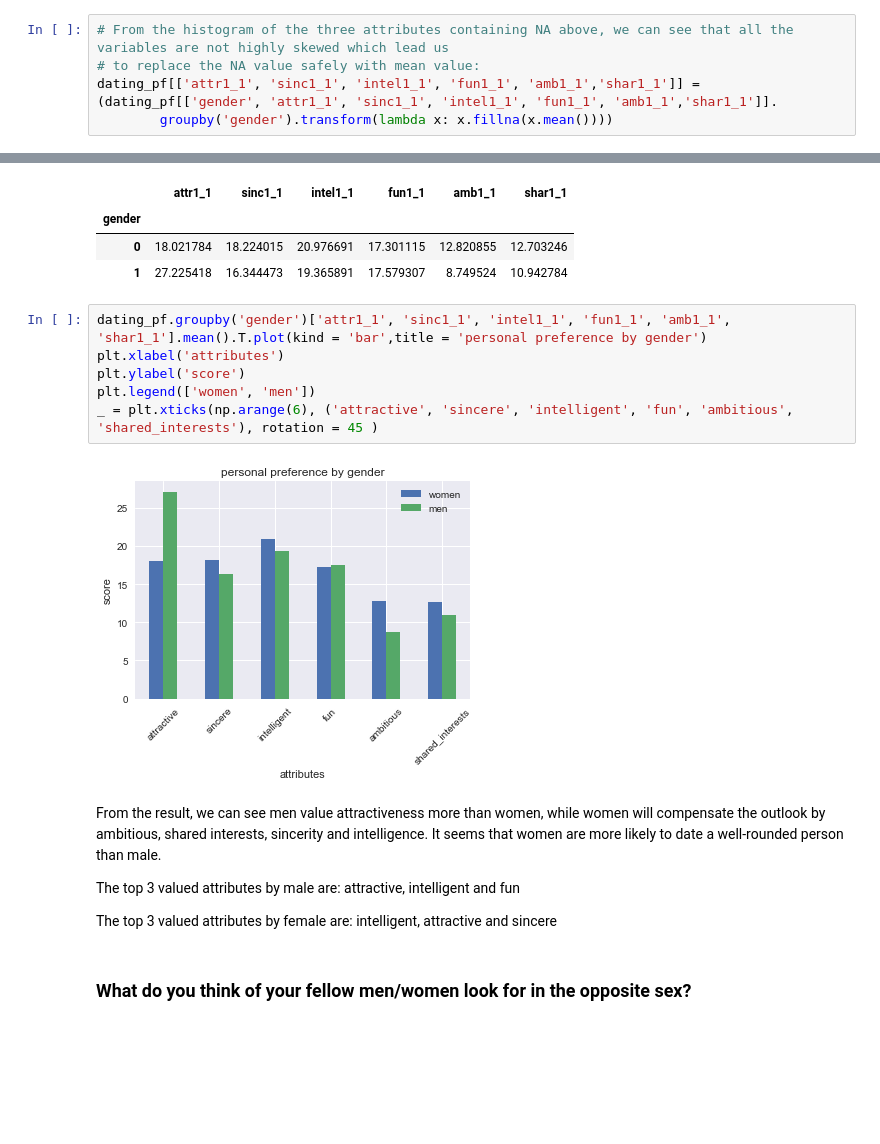
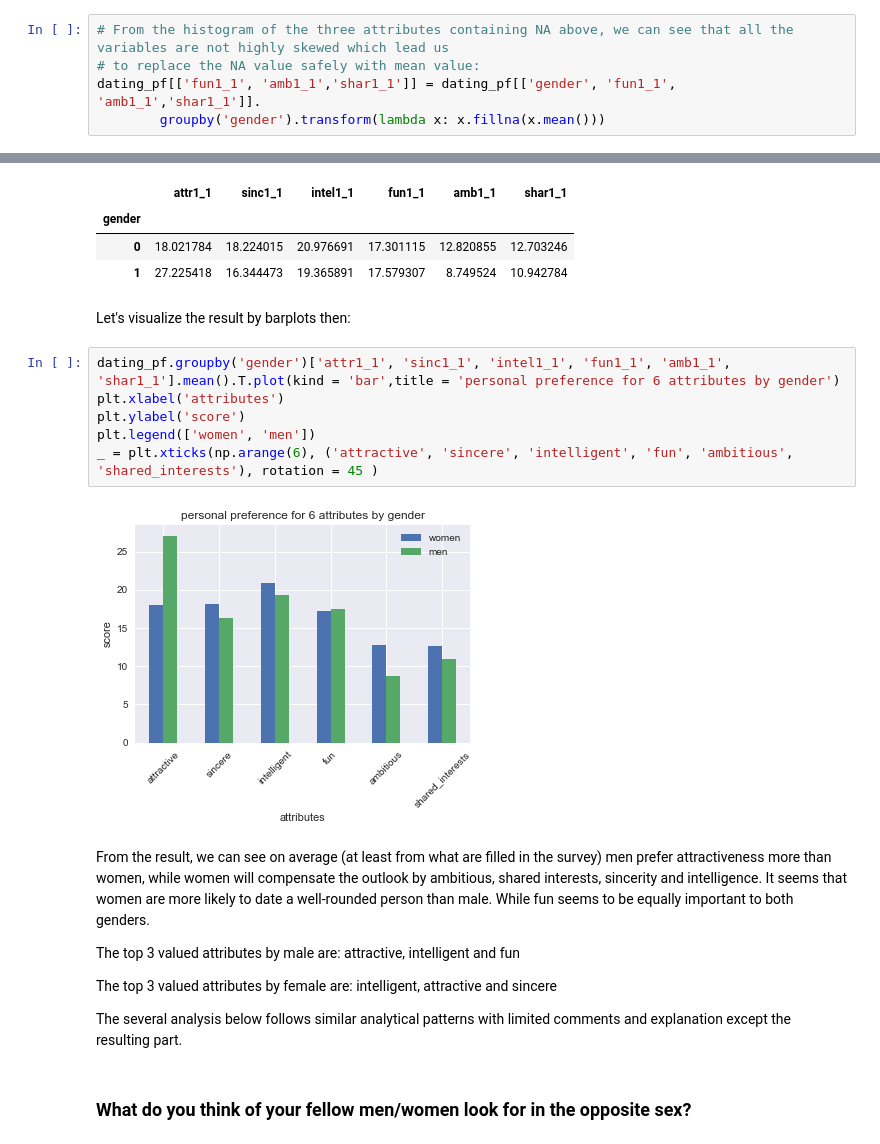
Before and after one commit to maodunzhe/springboardDS, a Jupyter notebook: speed-dating-experiment/speed dating.ipynb, the cells around one changed output, grey strips where cells are left out. Saved outputs shown, nothing was run; the diff lists cells and outputs as text; blank space fills up the shorter version.

```diff
--- a/speed-dating-experiment/speed dating.ipynb
+++ b/speed-dating-experiment/speed dating.ipynb
@@ -127,8 +138,8 @@ for i in range(3, 6):
 # %%
 # From the histogram of the three attributes containing NA above, we can see that all the variables are not highly skewed which lead us
 # to replace the NA value safely with mean value:
-dating_pf[['attr1_1', 'sinc1_1', 'intel1_1', 'fun1_1', 'amb1_1','shar1_1']] = (dating_pf[['gender', 'attr1_1', 'sinc1_1', 'intel1_1', 'fun1_1', 'amb1_1','shar1_1']].
-        groupby('gender').transform(lambda x: x.fillna(x.mean())))
+dating_pf[['fun1_1', 'amb1_1','shar1_1']] = dating_pf[['gender', 'fun1_1', 'amb1_1','shar1_1']].
+        groupby('gender').transform(lambda x: x.fillna(x.mean()))
 # %%
 # For cases the sum of all 6 attributes not equal to 100, we will normalize them to 100 here
 dating_pf[['attr1_1', 'sinc1_1', 'intel1_1', 'fun1_1', 'amb1_1', 'shar1_1']] = dating_pf[['attr1_1', 'sinc1_1', 'intel1_1', 'fun1_1', 'amb1_1', 'shar1_1']].apply(lambda x: round(x / np.sum(x) * 100, 2), axis = 1)
@@ -149,21 +160,25 @@ dating_pf.groupby('gender')['attr1_1', 'sinc1_1', 'intel1_1', 'fun1_1', 'amb1_1'
 | gender |  |  |  |  |  |  |
 | 0 | 18.021784 | 18.224015 | 20.976691 | 17.301115 | 12.820855 | 12.703246 |
 | 1 | 27.225418 | 16.344473 | 19.365891 | 17.579307 | 8.749524 | 10.942784 |
+# %% [markdown]
+Let's visualize the result by barplots then:
 # %%
-dating_pf.groupby('gender')['attr1_1', 'sinc1_1', 'intel1_1', 'fun1_1', 'amb1_1', 'shar1_1'].mean().T.plot(kind = 'bar',title = 'personal preference by gender')
+dating_pf.groupby('gender')['attr1_1', 'sinc1_1', 'intel1_1', 'fun1_1', 'amb1_1', 'shar1_1'].mean().T.plot(kind = 'bar',title = 'personal preference for 6 attributes by gender')
 plt.xlabel('attributes')
 plt.ylabel('score')
 plt.legend(['women', 'men'])
 _ = plt.xticks(np.arange(6), ('attractive', 'sincere', 'intelligent', 'fun', 'ambitious', 'shared_interests'), rotation = 45 )
 # %% [output]
-[figure, old version]
+[figure, new version]
 # %% [markdown]
-From the result, we can see men value attractiveness more than women, while women will compensate the
-outlook by ambitious, shared interests, sincerity and intelligence. It seems that women are more likely to date a well-rounded person than male.
+From the result, we can see on average (at least from what are filled in the survey) men prefer attractiveness more than women, while women will compensate the
+outlook by ambitious, shared interests, sincerity and intelligence. It seems that women are more likely to date a well-rounded person than male. While fun seems to be equally important to both genders.
 
 The top 3 valued attributes by male are: attractive, intelligent and fun
 
 The top 3 valued attributes by female are: intelligent, attractive and sincere
+
+The several analysis below follows similar analytical patterns with limited comments and explanation except the resulting part.
 # %% [markdown]
 ### What do you think of your fellow men/women look for in the opposite sex?
 # %%
```
Also changed, not shown: parts of 29 cells of this notebook.
